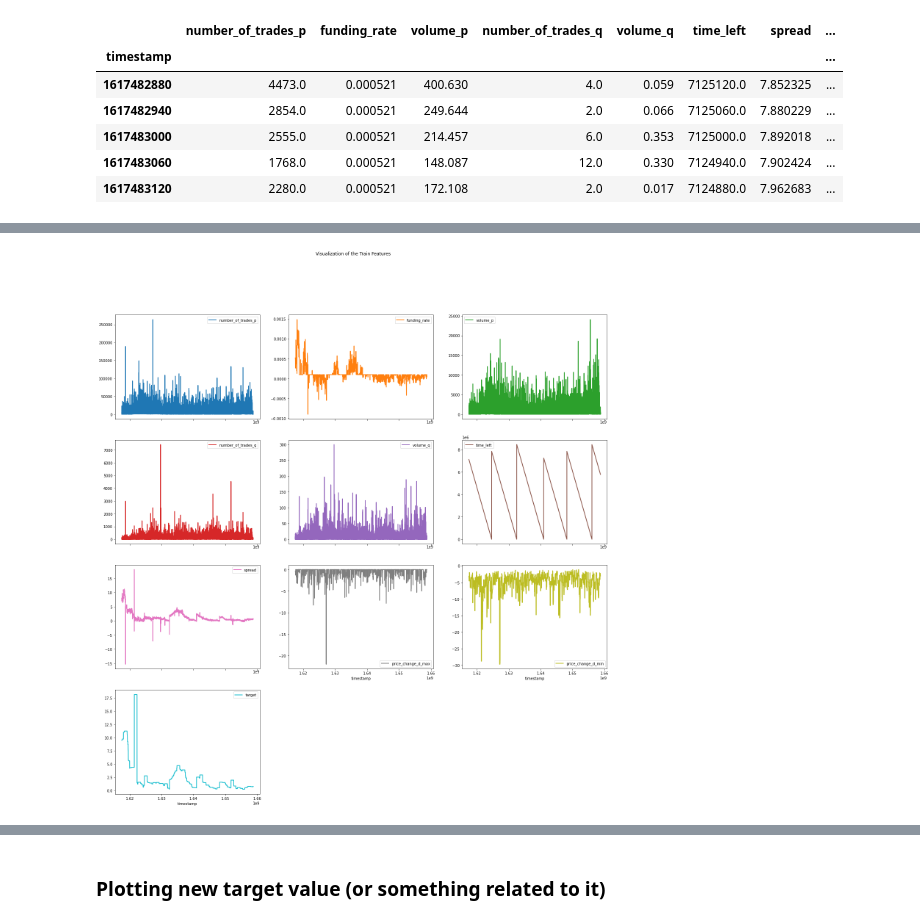
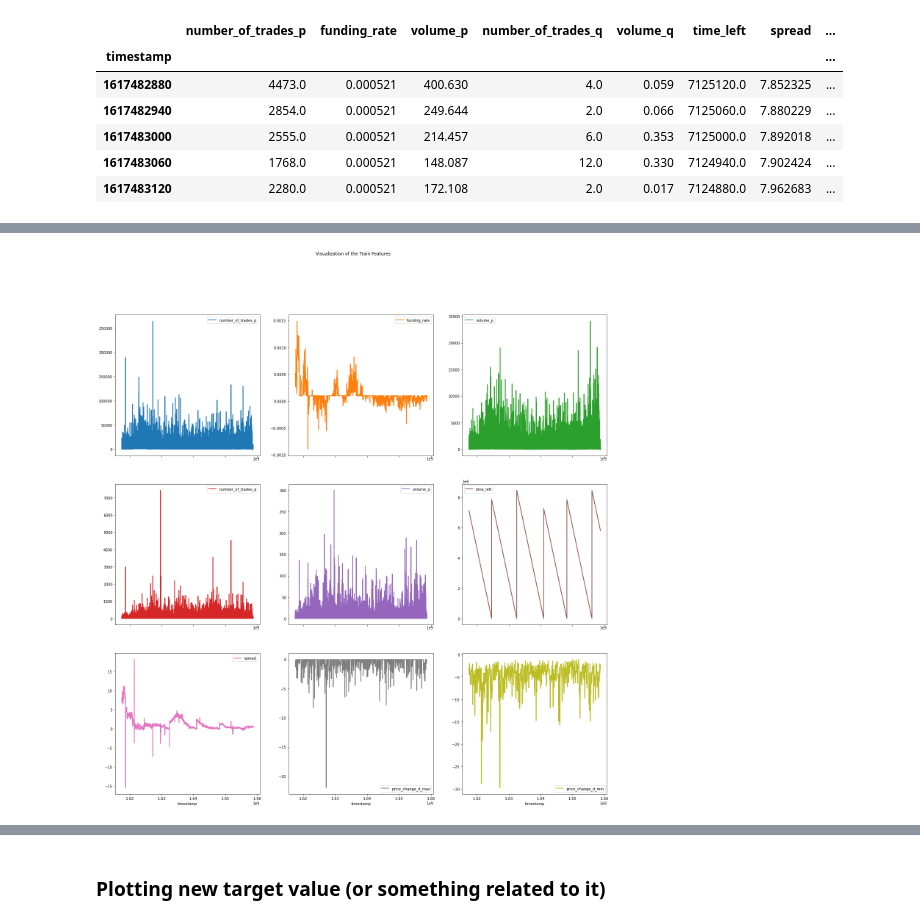
Before and after one commit to PrometheusUA/conflict-systems, a Jupyter notebook: observe.ipynb, the cells around one changed output, grey strips where cells are left out. Cells and saved outputs as stored; diff of their text form; code cells hidden in the pictures.

Commit message:
Train made without target in observe

```diff
--- a/observe.ipynb
+++ b/observe.ipynb
@@ -38,16 +38,18 @@ train.describe()
 | 50% | 1819.000000 | 0.000100 | 163.499000 | 18.000000 | 0.694000 | 4.124880e+06 | 0.670729 | ... |
 | 75% | 3145.000000 | 0.000100 | 330.462000 | 35.000000 | 1.686000 | 6.121575e+06 | 1.465603 | ... |
 | max | 263775.000000 | 0.001486 | 24069.518000 | 7427.000000 | 300.054000 | 8.459940e+06 | 18.122196 | ... |
+# %%
+train = train.loc[:, train.columns != 'target']
 # %%
 train.plot(subplots=True,
-            layout=(4, 3),
+            layout=(3, 3),
             figsize=(24,24),
             fontsize=10,
             linewidth=2,
             title='Visualization of the Train Features')
 plt.show()
 # %% [output]
-[figure, old version]
+[figure, new version]
 # %%
 corr_matrix = train.corr(method='spearman')
 f, ax = plt.subplots(figsize=(16,8))
```
Also changed, not shown: parts of 1 cell of this notebook.
